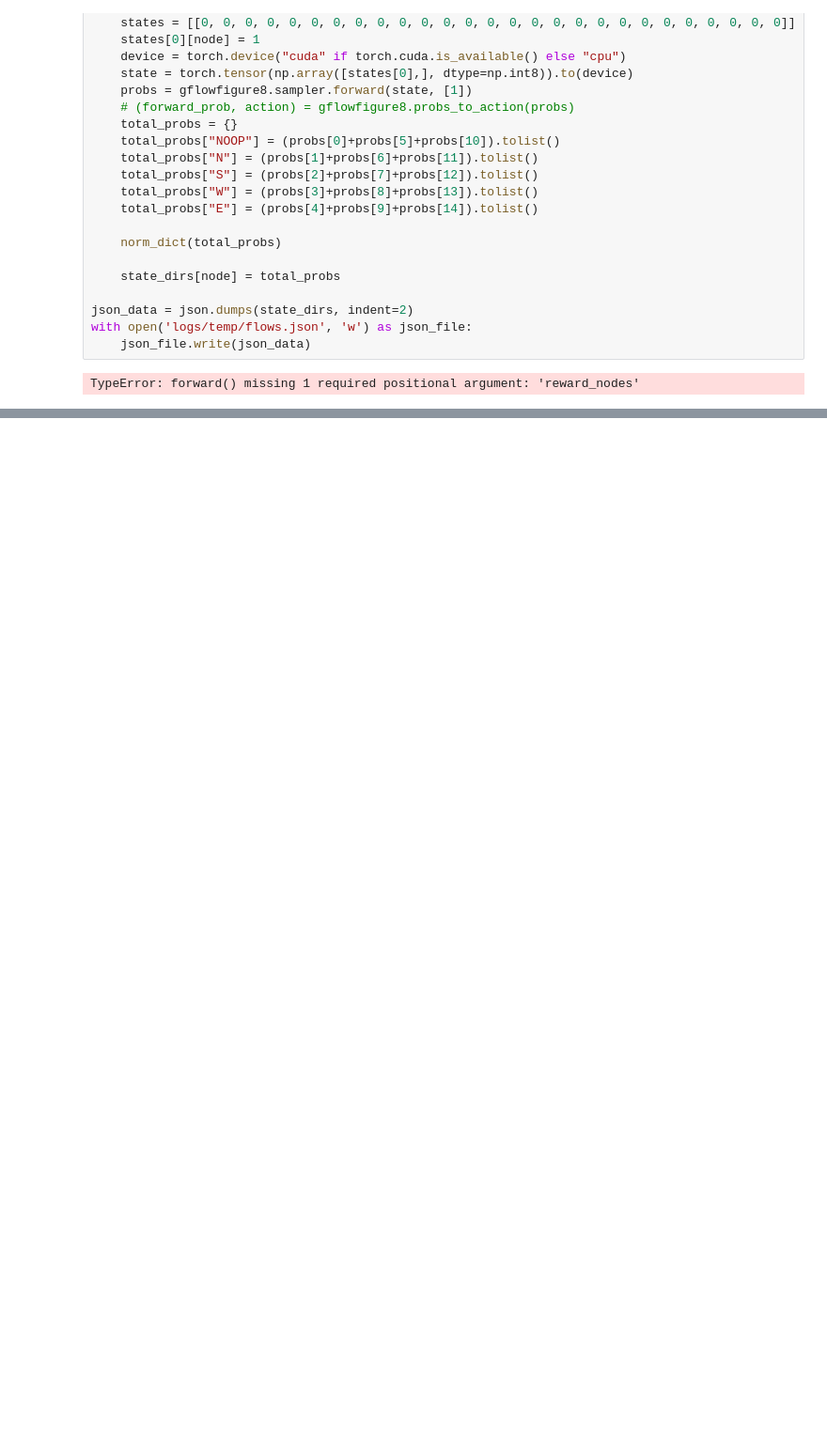
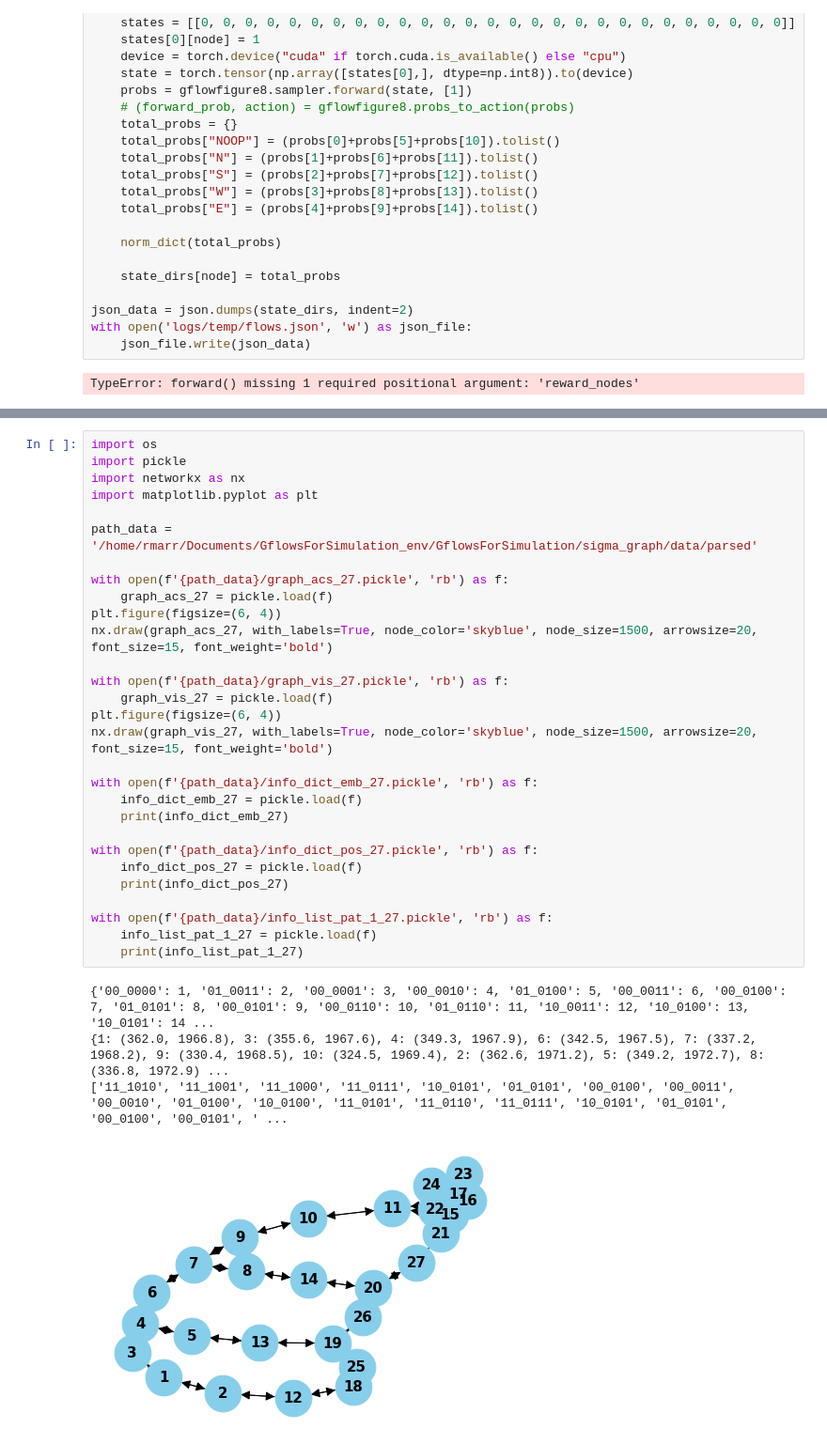
Before and after one commit to rmarrcode/GflowsForSimulation, a Jupyter notebook: train.ipynb, the cells around one changed output, grey strips where cells are left out. Shown at 94% size. Drawn from its saved outputs; the diff is of its cells as text; blank space fills up the shorter version.

```diff
--- a/train.ipynb
+++ b/train.ipynb
@@ -297,0 +299,34 @@ reward_node_1i [1]
+# %%
+import os
+import pickle
+import networkx as nx
+import matplotlib.pyplot as plt
+
+path_data = '/home/rmarr/Documents/GflowsForSimulation_env/GflowsForSimulation/sigma_graph/data/parsed'
+
+with open(f'{path_data}/graph_acs_27.pickle', 'rb') as f:
+    graph_acs_27 = pickle.load(f)
+plt.figure(figsize=(6, 4))
+nx.draw(graph_acs_27, with_labels=True, node_color='skyblue', node_size=1500, arrowsize=20, font_size=15, font_weight='bold')
+
+with open(f'{path_data}/graph_vis_27.pickle', 'rb') as f:
+    graph_vis_27 = pickle.load(f)
+plt.figure(figsize=(6, 4))
+nx.draw(graph_vis_27, with_labels=True, node_color='skyblue', node_size=1500, arrowsize=20, font_size=15, font_weight='bold')
+
+with open(f'{path_data}/info_dict_emb_27.pickle', 'rb') as f:
+    info_dict_emb_27 = pickle.load(f)
+    print(info_dict_emb_27)
+
+with open(f'{path_data}/info_dict_pos_27.pickle', 'rb') as f:
+    info_dict_pos_27 = pickle.load(f)
+    print(info_dict_pos_27)
+
+with open(f'{path_data}/info_list_pat_1_27.pickle', 'rb') as f:
+    info_list_pat_1_27 = pickle.load(f)
+    print(info_list_pat_1_27)
+# %% [output]
+{'00_0000': 1, '01_0011': 2, '00_0001': 3, '00_0010': 4, '01_0100': 5, '00_0011': 6, '00_0100': 7, '01_0101': 8, '00_0101': 9, '00_0110': 10, '01_0110': 11, '10_0011': 12, '10_0100': 13, '10_0101': 14 ...
+{1: (362.0, 1966.8), 3: (355.6, 1967.6), 4: (349.3, 1967.9), 6: (342.5, 1967.5), 7: (337.2, 1968.2), 9: (330.4, 1968.5), 10: (324.5, 1969.4), 2: (362.6, 1971.2), 5: (349.2, 1972.7), 8: (336.8, 1972.9) ...
+['11_1010', '11_1001', '11_1000', '11_0111', '10_0101', '01_0101', '00_0100', '00_0011', '00_0010', '01_0100', '10_0100', '11_0101', '11_0110', '11_0111', '10_0101', '01_0101', '00_0100', '00_0101', ' ...
+[figure, added]
```
Also changed, not shown: parts of 7 cells of this notebook, 12 other files.
